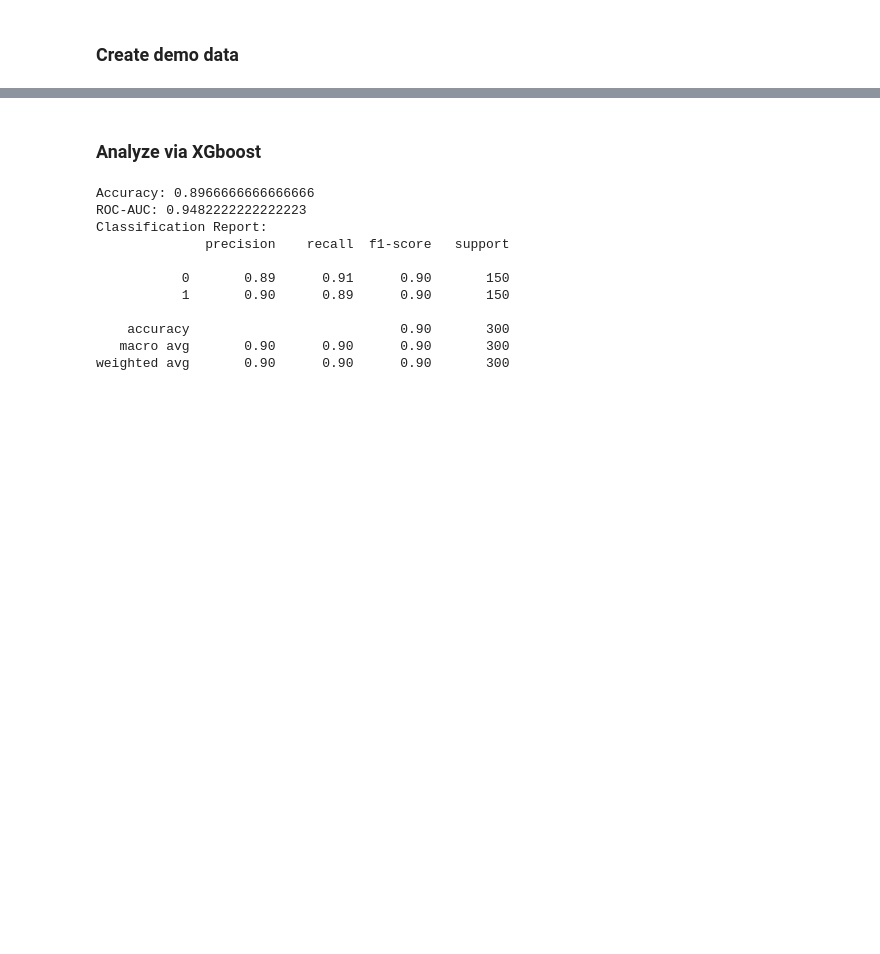
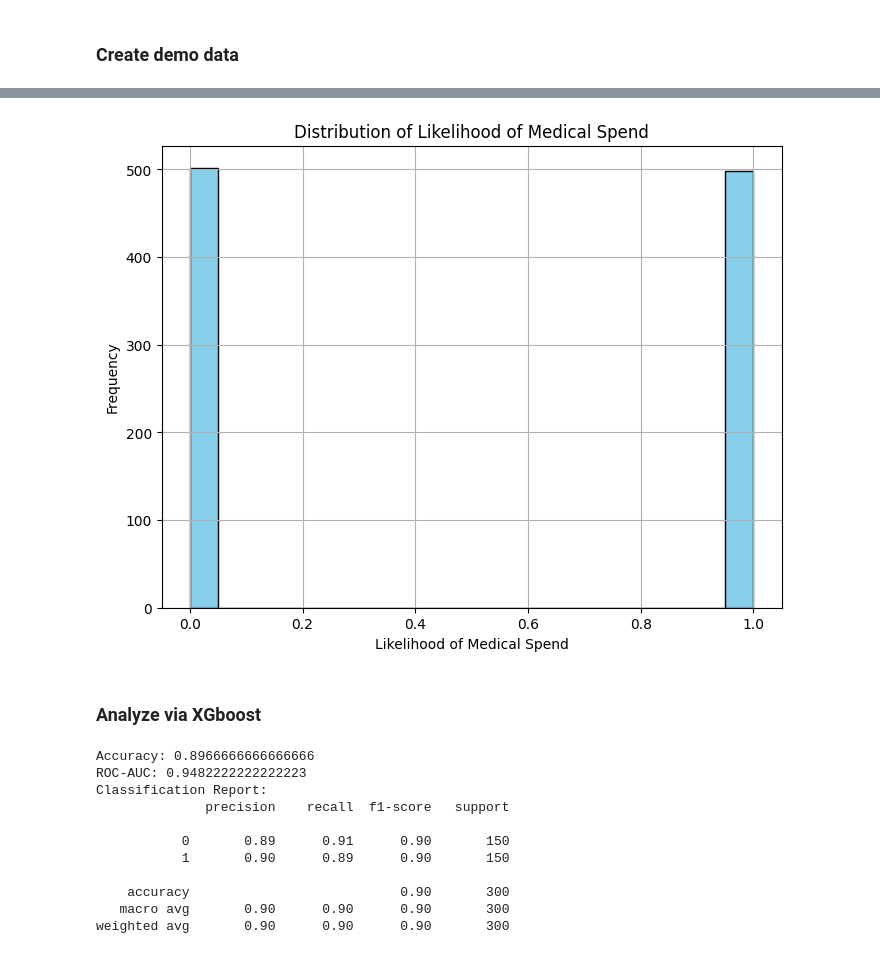
Before and after one commit to jon-nowacki/MachineLearning, a Jupyter notebook: XGBoost_Simple_Demo.ipynb, the cells around one changed output, grey strips where cells are left out. Saved outputs shown, nothing was run; the diff lists cells and outputs as text; code cells hidden in the pictures; blank space fills up the shorter version.

```diff
--- a/XGBoost_Simple_Demo.ipynb
+++ b/XGBoost_Simple_Demo.ipynb
@@ -28,3 +66,14 @@ print(df.head())
+# %%
+# Plotting the distribution of the target variable 'y'
+plt.figure(figsize=(8, 6))
+plt.hist(y, bins=20, color='skyblue', edgecolor='black')  # Adjust the number of bins as needed
+plt.xlabel('Likelihood of Medical Spend')
+plt.ylabel('Frequency')
+plt.title('Distribution of Likelihood of Medical Spend')
+plt.grid(True)
+plt.show()
+# %% [output]
+[figure, added]
 # %% [markdown]
 ### Analyze via XGboost
 # %%
```
Also changed, not shown: parts of 19 cells of this notebook.
